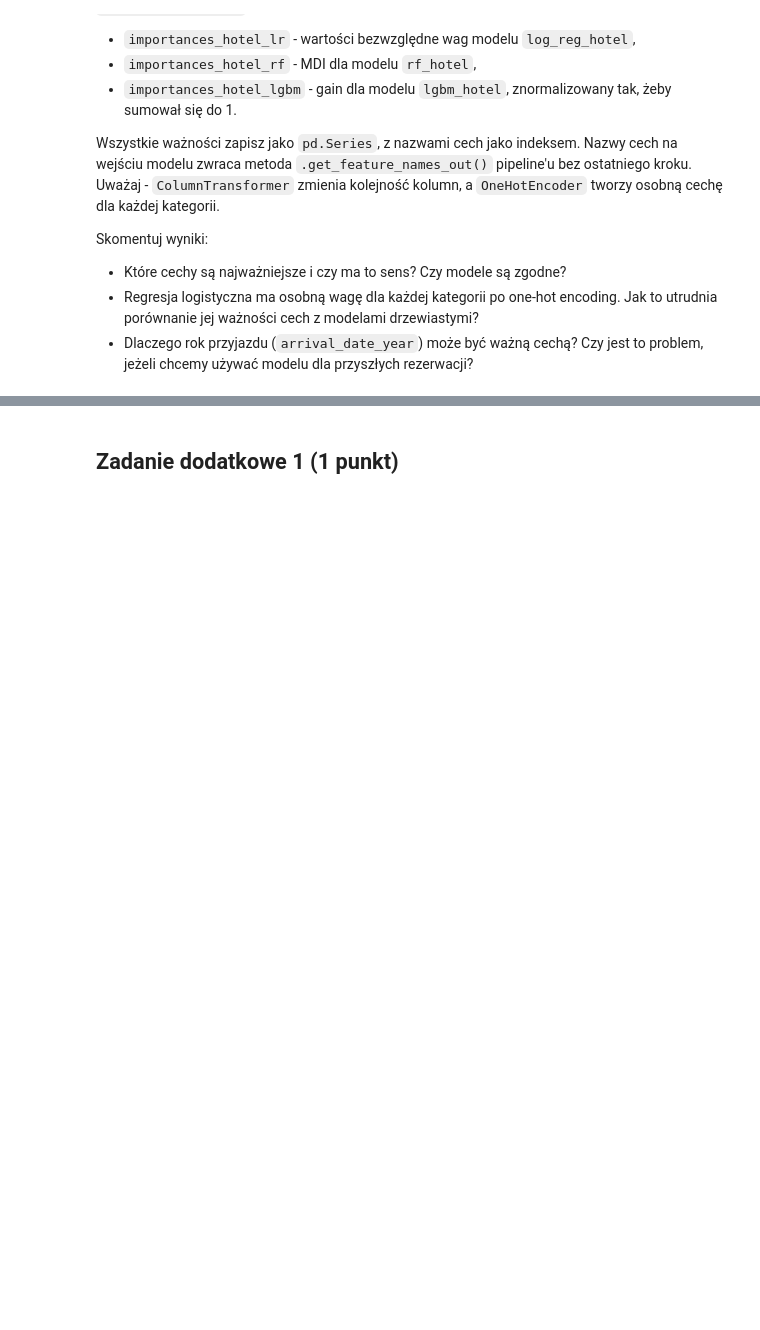
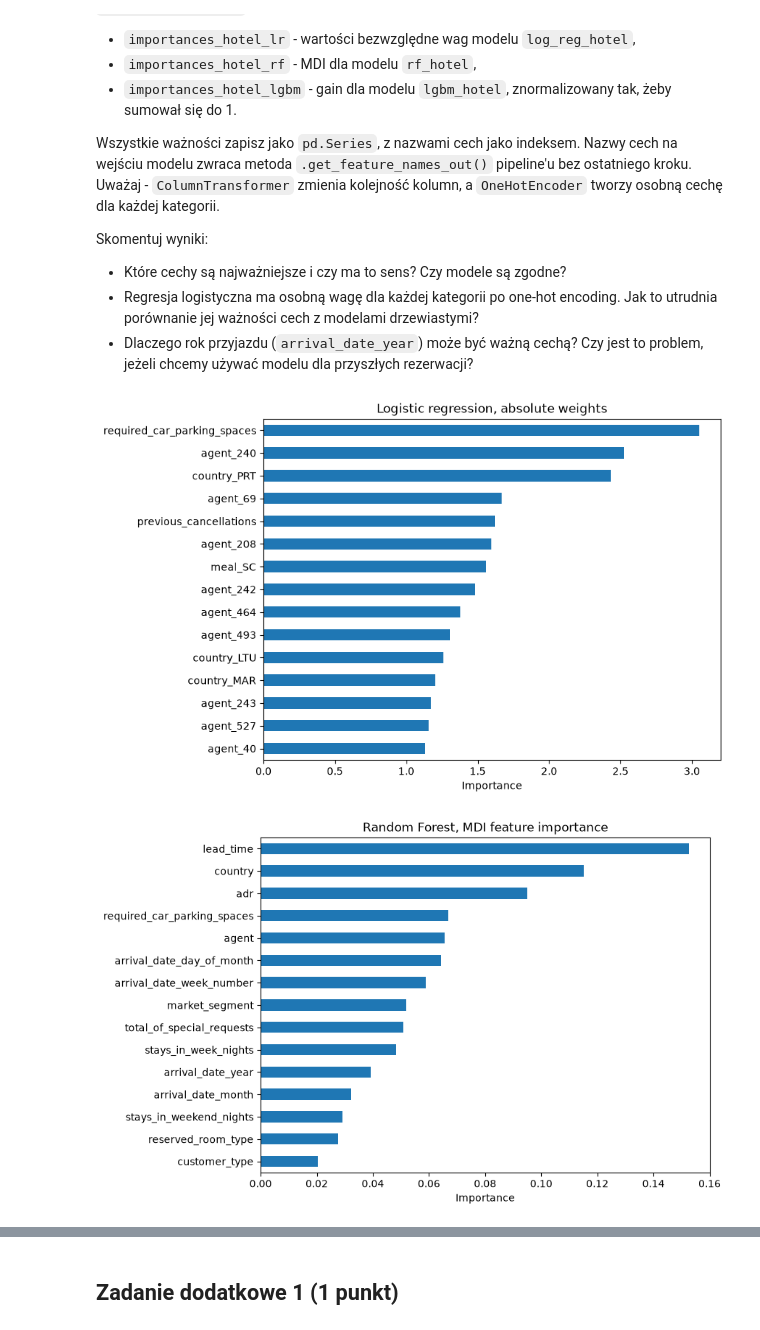
Before and after one commit to SzymonIwaniuk/fundamentals-of-artificial-intelligence, a Jupyter notebook: lab2/lab_2.ipynb, the cells around one changed output, grey strips where cells are left out. Drawn from its saved outputs; the diff is of its cells as text; code cells hidden in the pictures; blank space fills up the shorter version.

```diff
--- a/lab2/lab_2.ipynb
+++ b/lab2/lab_2.ipynb
@@ -1511,0 +1694,20 @@ importances_hotel_lgbm = ...
+# %%
+importances_hotel_lr = pd.Series(
+    log_reg_hotel[-1].coef_[0], index=log_reg_hotel[:-1].get_feature_names_out()
+).abs()
+
+importances_hotel_rf = pd.Series(
+    rf_hotel[-1].feature_importances_, index=rf_hotel[:-1].get_feature_names_out()
+)
+
+importances_hotel_lgbm = pd.Series(
+    lgbm_hotel.booster_.feature_importance(importance_type="gain"), index=X_hotel_train.columns
+)
+importances_hotel_lgbm = importances_hotel_lgbm / importances_hotel_lgbm.sum()
+# %%
+plot_importances(importances_hotel_lr, "Logistic regression, absolute weights")
+plot_importances(importances_hotel_rf, "Random Forest, MDI feature importance")
+plot_importances(importances_hotel_lgbm, "LightGBM, gain feature importance")
+# %% [output]
+[figure, added]
+[figure, added]
```
Also changed, not shown: parts of 55 cells of this notebook.
